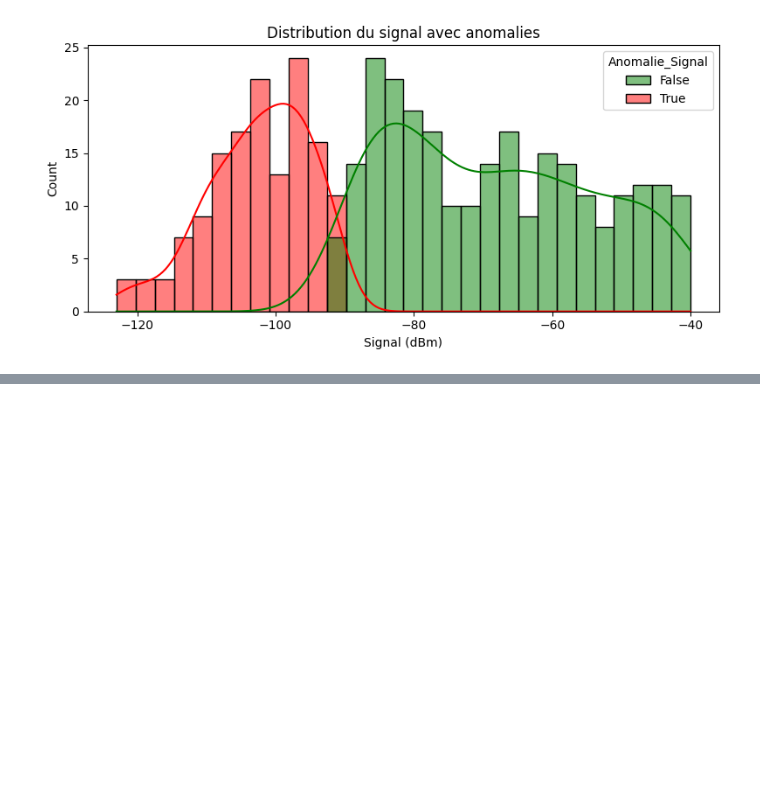
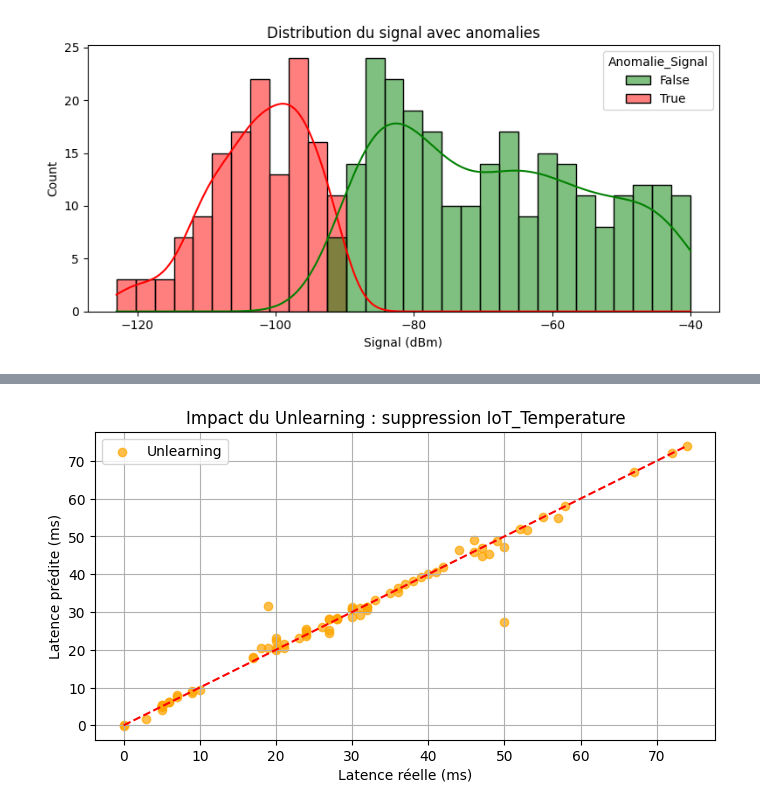
Before and after one commit to ndeyecisse/TER, a Jupyter notebook: phase1.ipynb, the cells around one changed output, grey strips where cells are left out. Cells and saved outputs as stored; diff of their text form; code cells hidden in the pictures; blank space fills up the shorter version.

```diff
--- a/phase1.ipynb
+++ b/phase1.ipynb
@@ -154,0 +277,11 @@ print("📁 Anomalies enregistrées dans 'reports/anomalies_detectees.csv'")
+# %%
+# Normalisation
+X_unl = scaler.fit_transform(features_unl)
+y_unl = target_unl.values
+
+# Tenseurs PyTorch
+X_tensor_unl = torch.tensor(X_unl, dtype=torch.float32)
+y_tensor_unl = torch.tensor(y_unl, dtype=torch.float32).view(-1, 1)
+
+# Split
+X_train_unl, X_test_unl, y_train_unl, y_test_unl = train_test_split(X_tensor_unl, y_tensor_unl, test_size=0.2, random_state=42)
@@ -154,0 +308,17 @@ print("📁 Anomalies enregistrées dans 'reports/anomalies_detectees.csv'")
+# %%
+model_unl = DeepLatencyModel6Layers()
+criterion = nn.MSELoss()
+optimizer = torch.optim.Adam(model_unl.parameters(), lr=0.001)
+
+epochs = 1000
+for epoch in range(epochs):
+    model_unl.train()
+    outputs = model_unl(X_train_unl)
+    loss = criterion(outputs, y_train_unl)
+
+    optimizer.zero_grad()
+    loss.backward()
+    optimizer.step()
+
+    if (epoch + 1) % 50 == 0:
+        print(f"[Unlearned] Époque {epoch+1}/{epochs}, Perte = {loss.item():.4f}")
@@ -154,0 +346,17 @@ print("📁 Anomalies enregistrées dans 'reports/anomalies_detectees.csv'")
+# %%
+model_unl.eval()
+with torch.no_grad():
+    predictions_unl = model_unl(X_test_unl).numpy()
+    true_unl = y_test_unl.numpy()
+
+plt.figure(figsize=(8, 4))
+plt.scatter(true_unl, predictions_unl, alpha=0.7, color='orange', label="Unlearning")
+plt.xlabel("Latence réelle (ms)")
+plt.ylabel("Latence prédite (ms)")
+plt.title("Impact du Unlearning : suppression IoT_Temperature")
+plt.plot([min(true_unl), max(true_unl)], [min(true_unl), max(true_unl)], "r--")
+plt.legend()
+plt.grid(True)
+plt.show()
+# %% [output]
+[figure, added]
```
Also changed, not shown: parts of 7 cells of this notebook, 1 other file.
